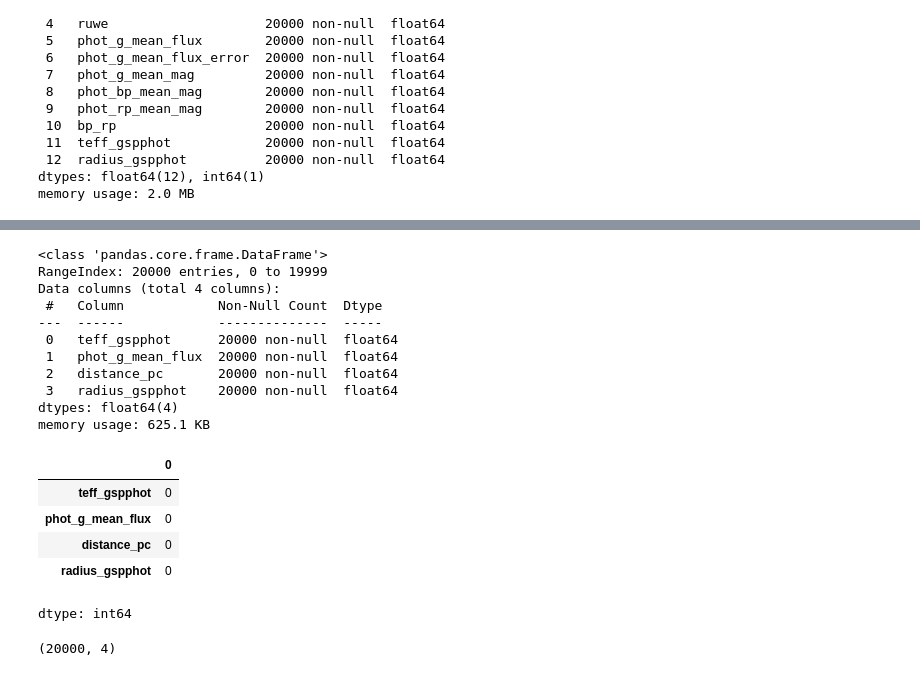
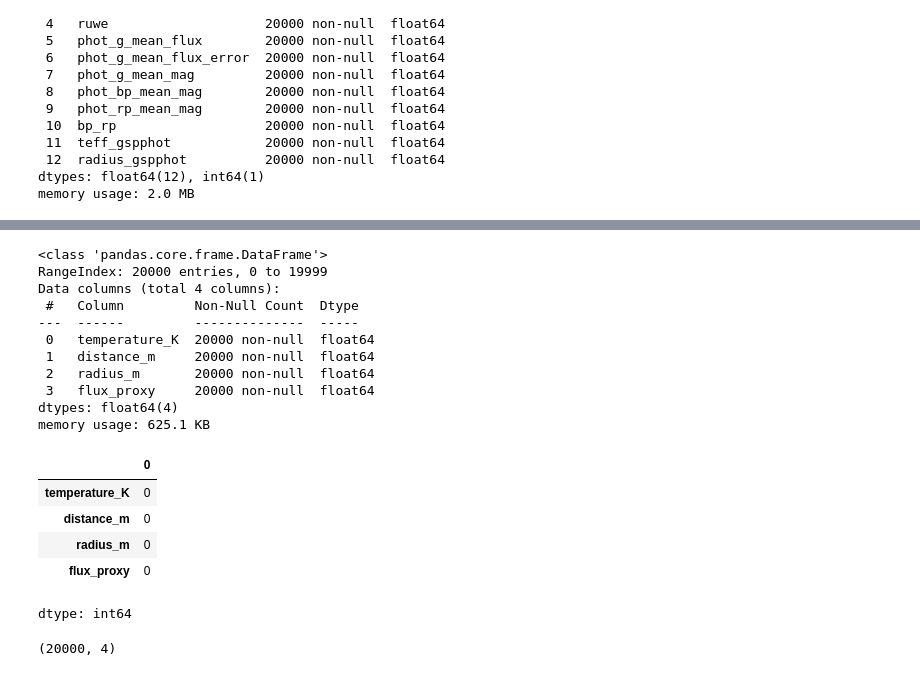
Before and after one commit to VivekOPest/gaia-symbolic-regression, a Jupyter notebook: notebooks/01_Data_Preparation_&_Feature_Engineering.ipynb, the cells around one changed output, grey strips where cells are left out. Saved outputs shown, nothing was run; the diff lists cells and outputs as text; code cells hidden in the pictures.

```diff
--- a/notebooks/01_Data_Preparation_&_Feature_Engineering.ipynb
+++ b/notebooks/01_Data_Preparation_&_Feature_Engineering.ipynb
@@ -66,2 +58,0 @@ d(pc)=1000/parallax
-# %%
-df["distance_pc"] = 1000 / df["parallax"]
@@ -77,23 +92,48 @@ selected = df[
+# %%
+PARSEC_TO_M = 3.085677581e16
+
+SOLAR_RADIUS_TO_M = 6.957e8
+
+df["distance_m"] = (
+    1000 / df["parallax"]
+) * PARSEC_TO_M
+
+df["radius_m"] = (
+    df["radius_gspphot"]
+    * SOLAR_RADIUS_TO_M
+)
+# %%
+processed = pd.DataFrame({
+
+    "temperature_K": df["teff_gspphot"],
+
+    "distance_m": df["distance_m"],
+
+    "radius_m": df["radius_m"],
+
+    "flux_proxy": df["phot_g_mean_flux"]
+
+})
 # %%
-selected.info()
+processed.info()
 
-selected.isnull().sum()
+processed.isnull().sum()
 # %% [output]
 <class 'pandas.core.frame.DataFrame'>
 RangeIndex: 20000 entries, 0 to 19999
 Data columns (total 4 columns):
- #   Column            Non-Null Count  Dtype
----  ------            --------------  -----
- 0   teff_gspphot      20000 non-null  float64
- 1   phot_g_mean_flux  20000 non-null  float64
- 2   distance_pc       20000 non-null  float64
- 3   radius_gspphot    20000 non-null  float64
+ #   Column         Non-Null Count  Dtype
+---  ------         --------------  -----
+ 0   temperature_K  20000 non-null  float64
+ 1   distance_m     20000 non-null  float64
+ 2   radius_m       20000 non-null  float64
+ 3   flux_proxy     20000 non-null  float64
 dtypes: float64(4)
 memory usage: 625.1 KB
 |  | 0 |
-| teff_gspphot | 0 |
-| phot_g_mean_flux | 0 |
-| distance_pc | 0 |
-| radius_gspphot | 0 |
+| temperature_K | 0 |
+| distance_m | 0 |
+| radius_m | 0 |
+| flux_proxy | 0 |
 dtype: int64
 # %%
```
Also changed, not shown: parts of 7 cells of this notebook.
